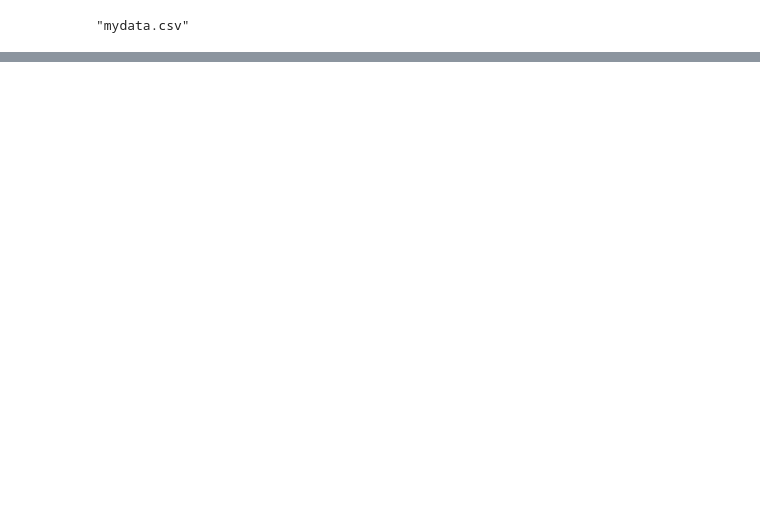
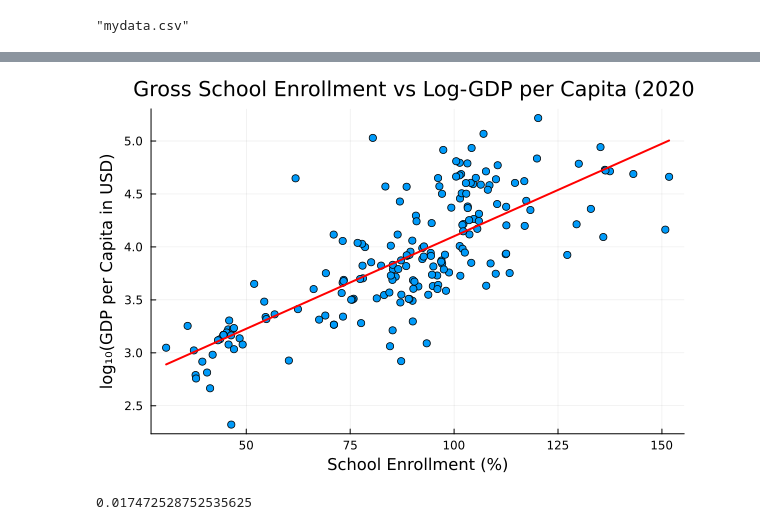
Before and after one commit to crazyTP/kenya-education, a Jupyter notebook: optimization.ipynb, the cells around one changed output, grey strips where cells are left out. Saved outputs shown, nothing was run; the diff lists cells and outputs as text; code cells hidden in the pictures; blank space fills up the shorter version.

```diff
--- a/optimization.ipynb
+++ b/optimization.ipynb
@@ -145,0 +232,20 @@ CSV.write("mydata.csv", df)
+# %%
+scatter(combined.Enrollment_2020, combined.logGDPpc,
+    xlabel="School Enrollment (%)",
+    ylabel="log₁₀(GDP per Capita in USD)",
+    title="Gross School Enrollment vs Log-GDP per Capita (2020)",
+    legend=false)
+
+# Fit new regression model with enrollment as predictor
+model_swapped = lm(@formula(logGDPpc ~ Enrollment_2020), combined)
+
+# Regression line
+x_vals = range(minimum(combined.Enrollment_2020), stop=maximum(combined.Enrollment_2020), length=100)
+y_vals = coef(model_swapped)[1] .+ coef(model_swapped)[2] .* x_vals
+plot!(x_vals, y_vals, lw=2, linecolor=:red)
+# %% [output]
+[figure, added]
+# %%
+coef(model_swapped)[2]
+# %% [output]
+0.017472528752535625
```
Also changed, not shown: parts of 4 cells of this notebook, 4 other files.
